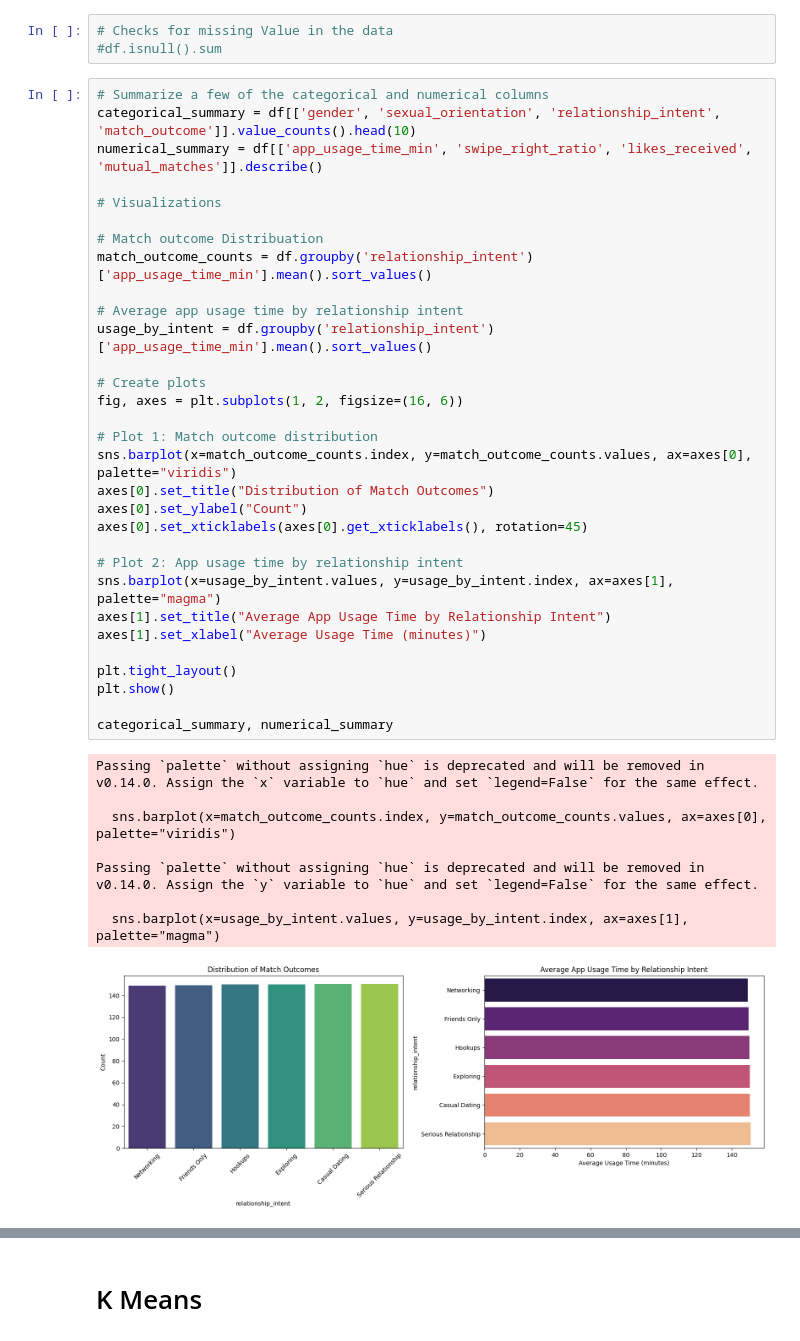
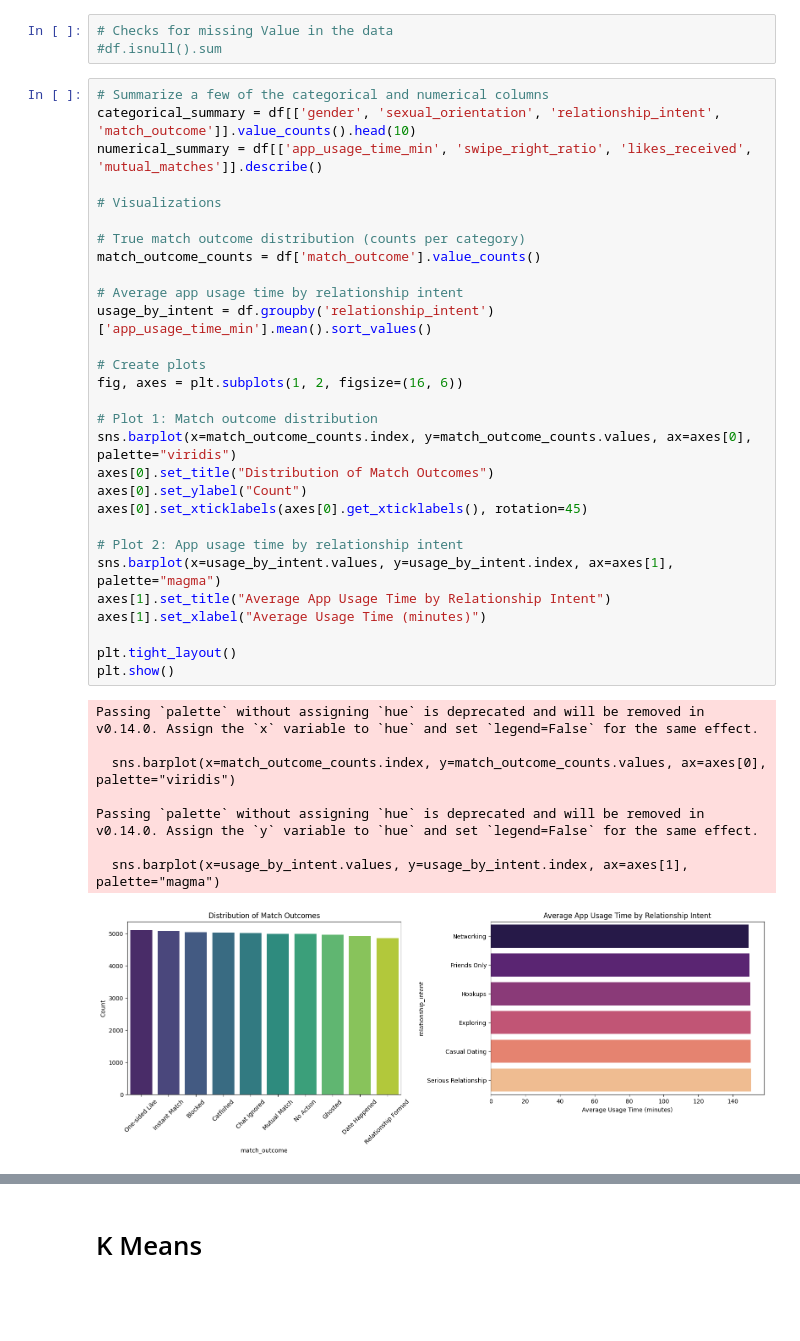
Before and after one commit to Mak-222/DAT402_Proj2, a Jupyter notebook: Proj2.ipynb, the cells around one changed output, grey strips where cells are left out. Cells and saved outputs as stored; diff of their text form; blank space fills up the shorter version.

```diff
--- a/Proj2.ipynb
+++ b/Proj2.ipynb
@@ -72,36 +93,34 @@ numerical_summary = df[['app_usage_time_min', 'swipe_right_ratio', 'likes_receiv
 
 # Visualizations
 
-# Match outcome Distribuation
-match_outcome_counts = df.groupby('relationship_intent')['app_usage_time_min'].mean().sort_values()
+# True match outcome distribution (counts per category)
+match_outcome_counts = df['match_outcome'].value_counts()
 
 # Average app usage time by relationship intent
 usage_by_intent = df.groupby('relationship_intent')['app_usage_time_min'].mean().sort_values()
 
 # Create plots
 fig, axes = plt.subplots(1, 2, figsize=(16, 6))
 
 # Plot 1: Match outcome distribution
 sns.barplot(x=match_outcome_counts.index, y=match_outcome_counts.values, ax=axes[0], palette="viridis")
 axes[0].set_title("Distribution of Match Outcomes")
 axes[0].set_ylabel("Count")
 axes[0].set_xticklabels(axes[0].get_xticklabels(), rotation=45)
 
 # Plot 2: App usage time by relationship intent
 sns.barplot(x=usage_by_intent.values, y=usage_by_intent.index, ax=axes[1], palette="magma")
 axes[1].set_title("Average App Usage Time by Relationship Intent")
 axes[1].set_xlabel("Average Usage Time (minutes)")
 
 plt.tight_layout()
 plt.show()
-
-categorical_summary, numerical_summary
 # %% [output]
 Passing `palette` without assigning `hue` is deprecated and will be removed in v0.14.0. Assign the `x` variable to `hue` and set `legend=False` for the same effect.
 
   sns.barplot(x=match_outcome_counts.index, y=match_outcome_counts.values, ax=axes[0], palette="viridis")
 
 Passing `palette` without assigning `hue` is deprecated and will be removed in v0.14.0. Assign the `y` variable to `hue` and set `legend=False` for the same effect.
 
   sns.barplot(x=usage_by_intent.values, y=usage_by_intent.index, ax=axes[1], palette="magma")
-[figure, old version]
+[figure, new version]
```
Also changed, not shown: parts of 8 cells of this notebook.
